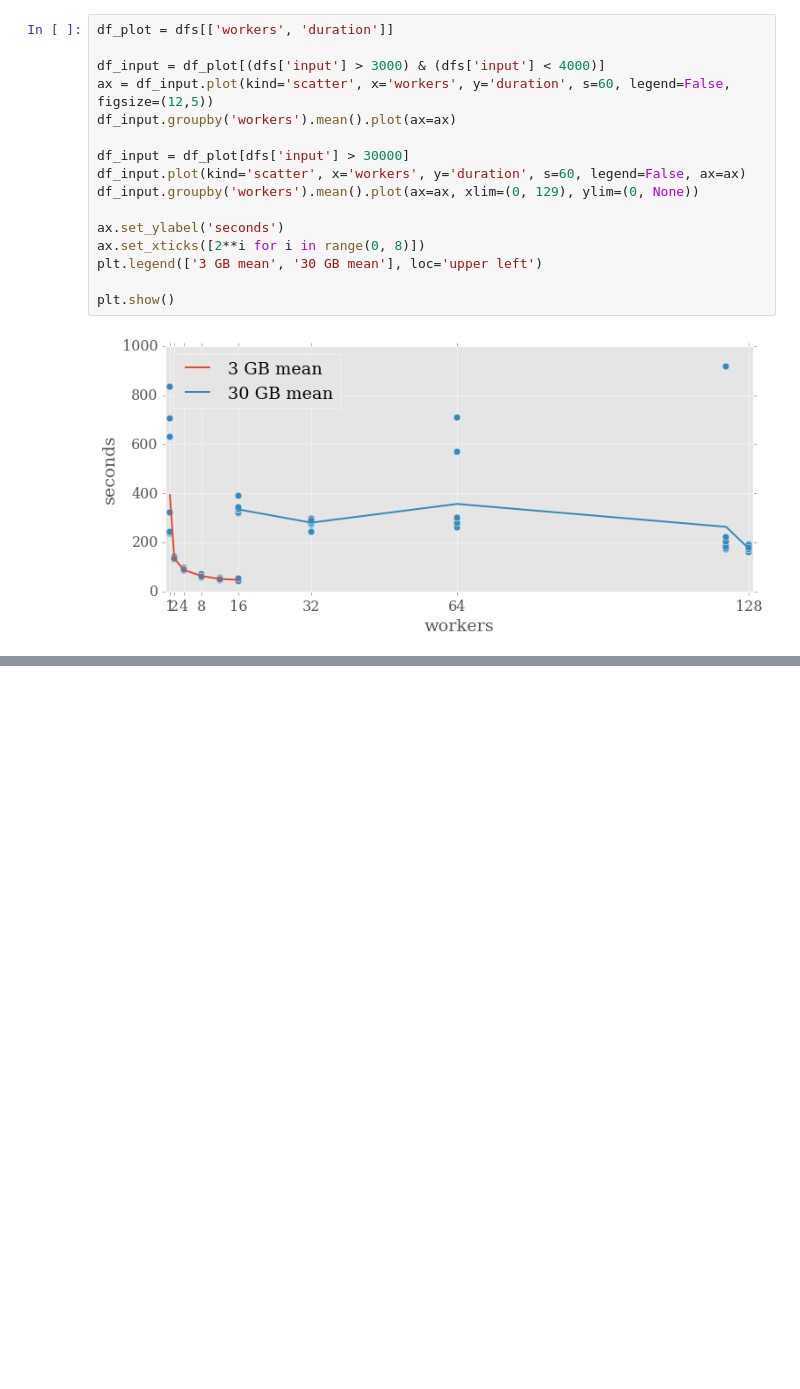
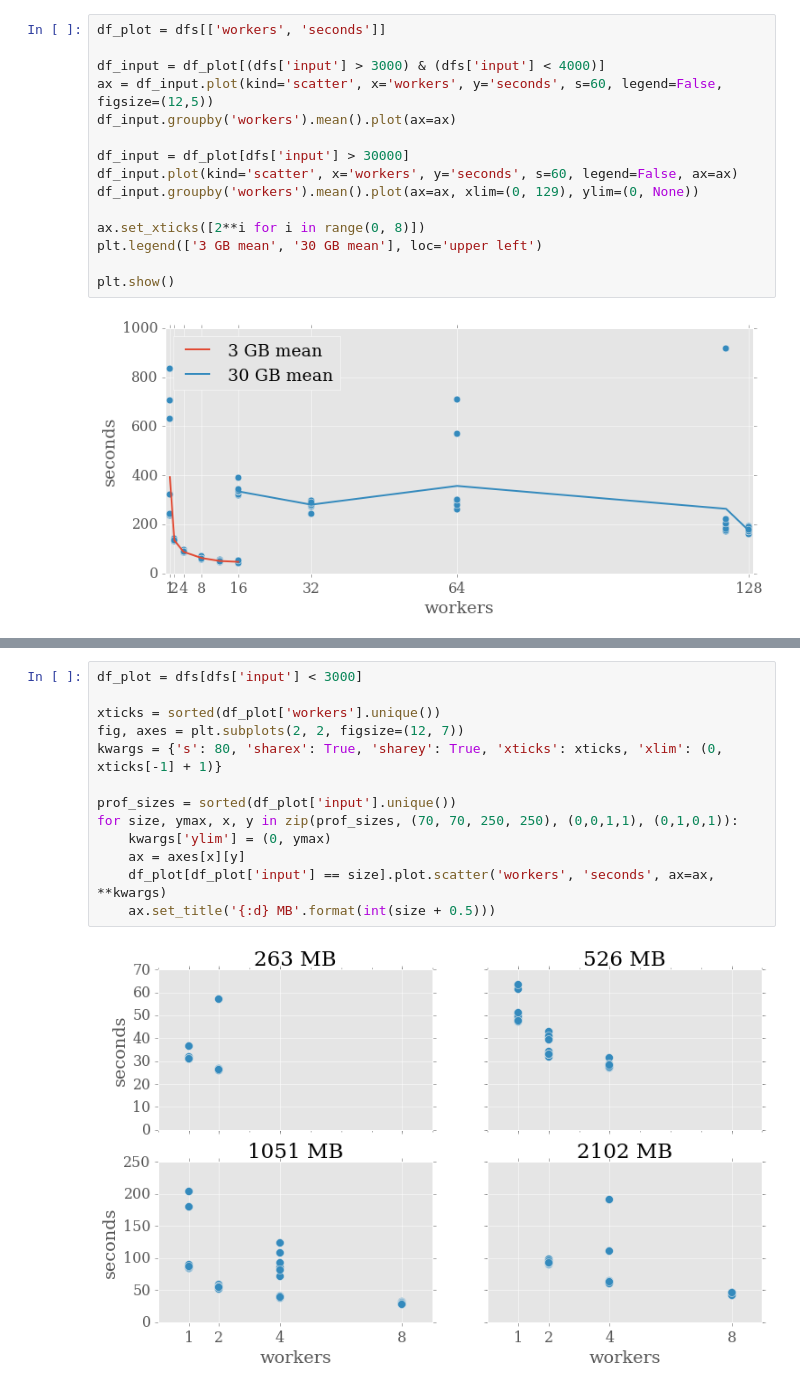
Before and after one commit to cemsbr/phd_notebook, a Jupyter notebook: HiBench.ipynb, the cells around one changed output, grey strips where cells are left out. Saved outputs shown, nothing was run; the diff lists cells and outputs as text; blank space fills up the shorter version.

```diff
--- a/HiBench.ipynb
+++ b/HiBench.ipynb
@@ -67,17 +67,16 @@ dfs.groupby(['input','workers']).agg([np.mean, np.std, np.size])
 |  | 123 | 263.50 | 229.83 | 10 |
 |  | 128 | 174.30 | 11.50 | 10 |
 # %%
-df_plot = dfs[['workers', 'duration']]
+df_plot = dfs[['workers', 'seconds']]
 
 df_input = df_plot[(dfs['input'] > 3000) & (dfs['input'] < 4000)]
-ax = df_input.plot(kind='scatter', x='workers', y='duration', s=60, legend=False, figsize=(12,5))
+ax = df_input.plot(kind='scatter', x='workers', y='seconds', s=60, legend=False, figsize=(12,5))
 df_input.groupby('workers').mean().plot(ax=ax)
 
 df_input = df_plot[dfs['input'] > 30000]
-df_input.plot(kind='scatter', x='workers', y='duration', s=60, legend=False, ax=ax)
+df_input.plot(kind='scatter', x='workers', y='seconds', s=60, legend=False, ax=ax)
 df_input.groupby('workers').mean().plot(ax=ax, xlim=(0, 129), ylim=(0, None))
 
-ax.set_ylabel('seconds')
 ax.set_xticks([2**i for i in range(0, 8)])
 plt.legend(['3 GB mean', '30 GB mean'], loc='upper left')
 
@@ -87 +96,16 @@ plt.show()
+# %%
+df_plot = dfs[dfs['input'] < 3000]
+
+xticks = sorted(df_plot['workers'].unique())
+fig, axes = plt.subplots(2, 2, figsize=(12, 7))
+kwargs = {'s': 80, 'sharex': True, 'sharey': True, 'xticks': xticks, 'xlim': (0, xticks[-1] + 1)}
+
+prof_sizes = sorted(df_plot['input'].unique())
+for size, ymax, x, y in zip(prof_sizes, (70, 70, 250, 250), (0,0,1,1), (0,1,0,1)):
+    kwargs['ylim'] = (0, ymax)
+    ax = axes[x][y]
+    df_plot[df_plot['input'] == size].plot.scatter('workers', 'seconds', ax=ax, **kwargs)
+    ax.set_title('{:d} MB'.format(int(size + 0.5)))
+# %% [output]
+[figure, added]
 # %% [markdown]
```
Also changed, not shown: parts of 9 cells of this notebook.
